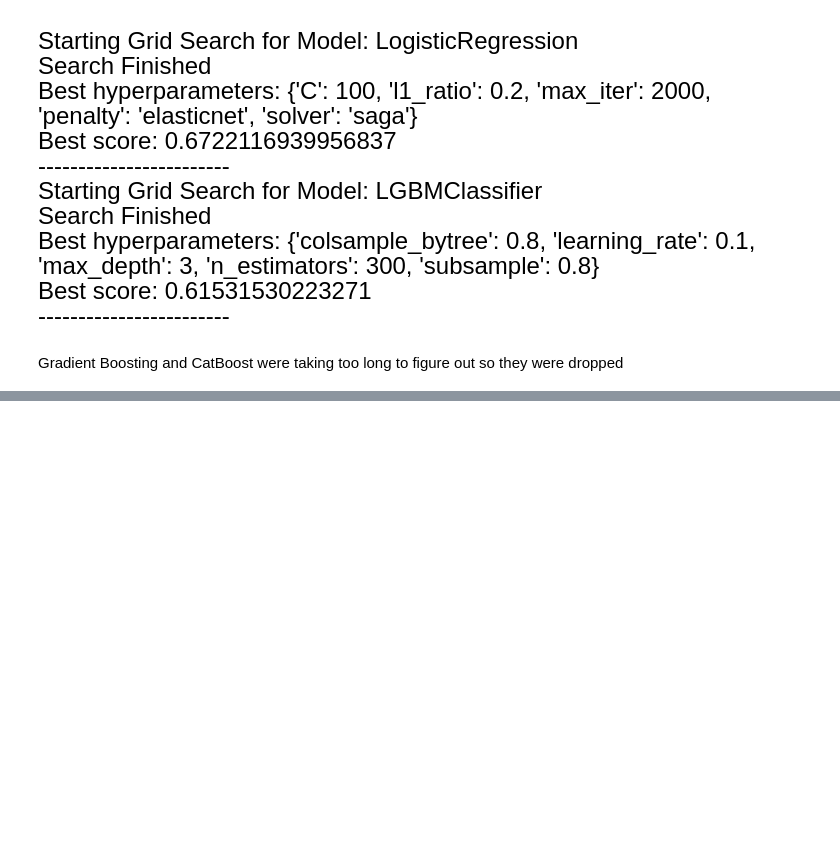
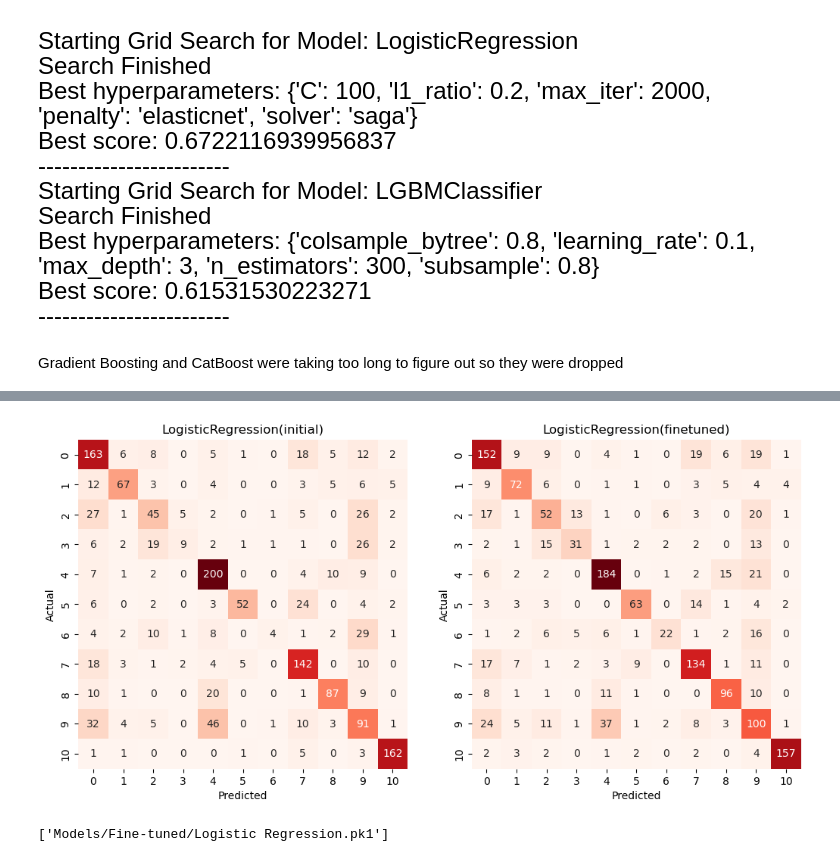
Before and after one commit to Prashant-Tiwari26/Using-movie-plot-for-genre-classification-, a Jupyter notebook: Classical NLP Approach/fine-tuning.ipynb, the cells around one changed output, grey strips where cells are left out. Cells and saved outputs as stored; diff of their text form; code cells hidden in the pictures; blank space fills up the shorter version.

```diff
--- a/Classical NLP Approach/fine-tuning.ipynb
+++ b/Classical NLP Approach/fine-tuning.ipynb
@@ -62,0 +98,7 @@ log_reg.score(x_test, y_test)
+# %%
+log_comp = {
+    "LogisticRegression(initial)": lr,
+    "LogisticRegression(finetuned)": log_reg
+}
+
+compare_performance(log_comp, x_test, y_test)
@@ -62,0 +110,8 @@ log_reg.score(x_test, y_test)
+# %%
+compare_heatmaps(log_comp, x_test, y_test)
+# %% [output]
+[figure, added]
+# %%
+joblib.dump(log_reg, 'Models/Fine-tuned/Logistic Regression.pk1')
+# %% [output]
+['Models/Fine-tuned/Logistic Regression.pk1']
```
Also changed, not shown: parts of 5 cells of this notebook, 1 other file.
